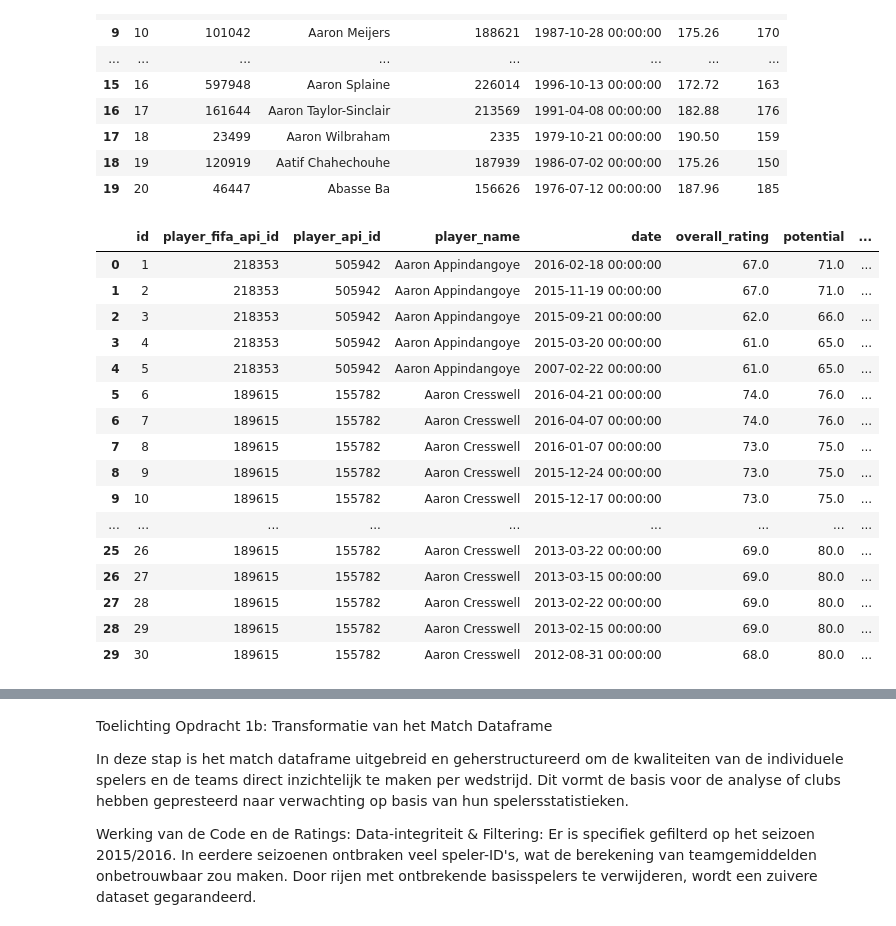
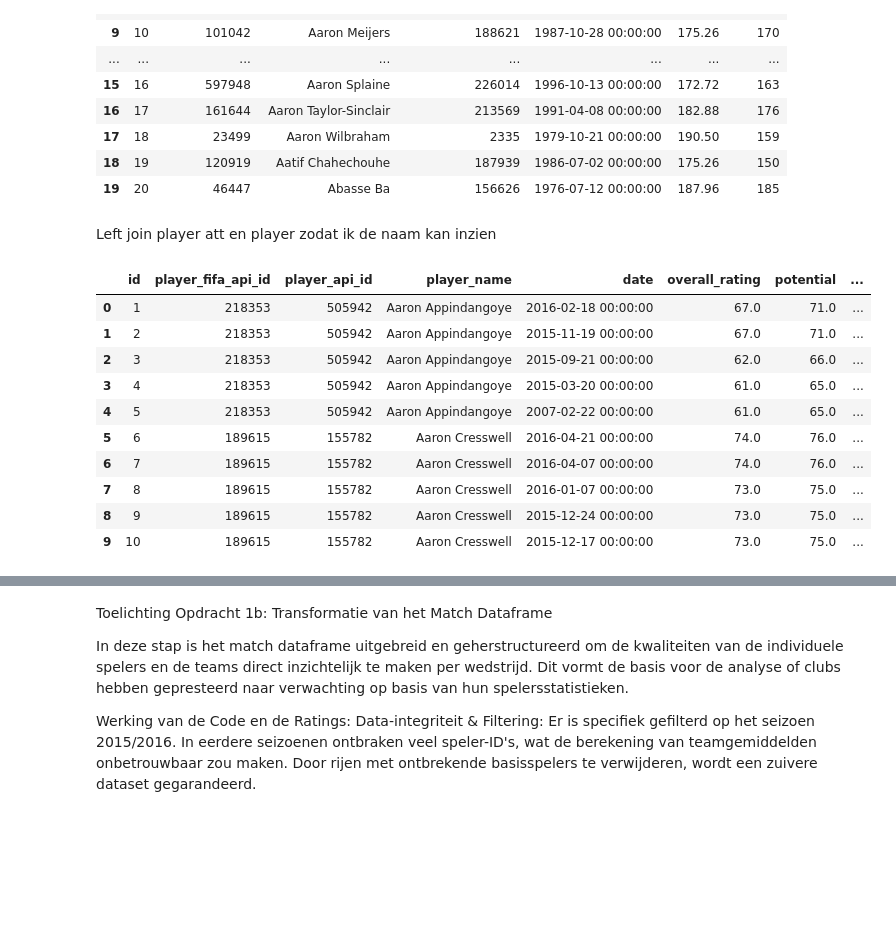
Before and after one commit to ShaliniBekaroe/Datalab_semester2_Groep1, a Jupyter notebook: notebook/data_mining.ipynb, the cells around one changed output, grey strips where cells are left out. Cells and saved outputs as stored; diff of their text form; code cells hidden in the pictures; blank space fills up the shorter version.

```diff
--- a/notebook/data_mining.ipynb
+++ b/notebook/data_mining.ipynb
@@ -62,36 +65,32 @@ df_player.head(20)
 | 17 | 18 | 23499 | Aaron Wilbraham | 2335 | 1979-10-21 00:00:00 | 190.50 | 159 |
 | 18 | 19 | 120919 | Aatif Chahechouhe | 187939 | 1986-07-02 00:00:00 | 175.26 | 150 |
 | 19 | 20 | 46447 | Abasse Ba | 156626 | 1976-07-12 00:00:00 | 187.96 | 185 |
+# %% [markdown]
+Left join player att en player zodat ik de naam kan inzien
 # %%
 pd.set_option('display.max_columns', None)   # alle kolommen tonen
 pd.set_option('display.width', None)
 
 df_joined = df_player_Attribute.merge(
     df_player[['player_api_id', 'player_name']],
     on='player_api_id',
     how='left'
 )
 
 cols = df_joined.columns.tolist()
 cols.insert(3, cols.pop(cols.index('player_name')))  # 4e kolom = index 3
 df = df_joined[cols]
 
-df.head(30)
+df.head(10)
 # %% [output]
 |  | id | player_fifa_api_id | player_api_id | player_name | date | overall_rating | potential | ... |
 | 0 | 1 | 218353 | 505942 | Aaron Appindangoye | 2016-02-18 00:00:00 | 67.0 | 71.0 | ... |
 | 1 | 2 | 218353 | 505942 | Aaron Appindangoye | 2015-11-19 00:00:00 | 67.0 | 71.0 | ... |
 | 2 | 3 | 218353 | 505942 | Aaron Appindangoye | 2015-09-21 00:00:00 | 62.0 | 66.0 | ... |
 | 3 | 4 | 218353 | 505942 | Aaron Appindangoye | 2015-03-20 00:00:00 | 61.0 | 65.0 | ... |
 | 4 | 5 | 218353 | 505942 | Aaron Appindangoye | 2007-02-22 00:00:00 | 61.0 | 65.0 | ... |
 | 5 | 6 | 189615 | 155782 | Aaron Cresswell | 2016-04-21 00:00:00 | 74.0 | 76.0 | ... |
 | 6 | 7 | 189615 | 155782 | Aaron Cresswell | 2016-04-07 00:00:00 | 74.0 | 76.0 | ... |
 | 7 | 8 | 189615 | 155782 | Aaron Cresswell | 2016-01-07 00:00:00 | 73.0 | 75.0 | ... |
 | 8 | 9 | 189615 | 155782 | Aaron Cresswell | 2015-12-24 00:00:00 | 73.0 | 75.0 | ... |
 | 9 | 10 | 189615 | 155782 | Aaron Cresswell | 2015-12-17 00:00:00 | 73.0 | 75.0 | ... |
-| ... | ... | ... | ... | ... | ... | ... | ... | ... |
-| 25 | 26 | 189615 | 155782 | Aaron Cresswell | 2013-03-22 00:00:00 | 69.0 | 80.0 | ... |
-| 26 | 27 | 189615 | 155782 | Aaron Cresswell | 2013-03-15 00:00:00 | 69.0 | 80.0 | ... |
-| 27 | 28 | 189615 | 155782 | Aaron Cresswell | 2013-02-22 00:00:00 | 69.0 | 80.0 | ... |
-| 28 | 29 | 189615 | 155782 | Aaron Cresswell | 2013-02-15 00:00:00 | 69.0 | 80.0 | ... |
-| 29 | 30 | 189615 | 155782 | Aaron Cresswell | 2012-08-31 00:00:00 | 68.0 | 80.0 | ... |
```
Also changed, not shown: parts of 14 cells of this notebook.
